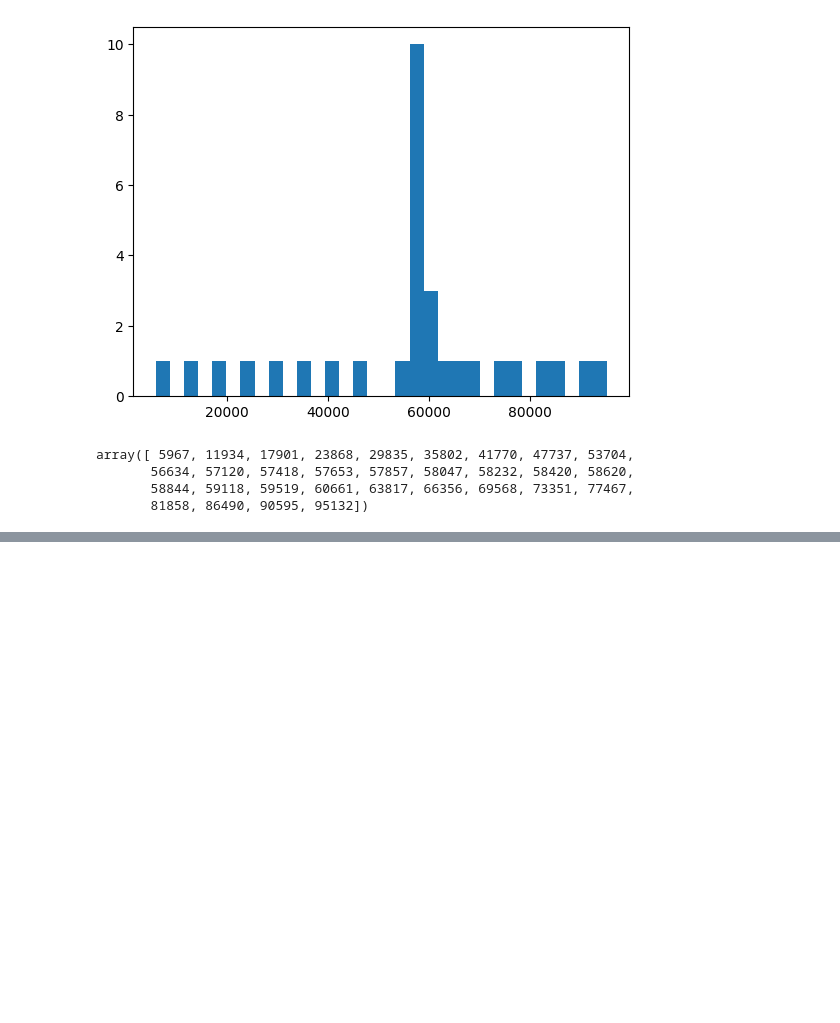
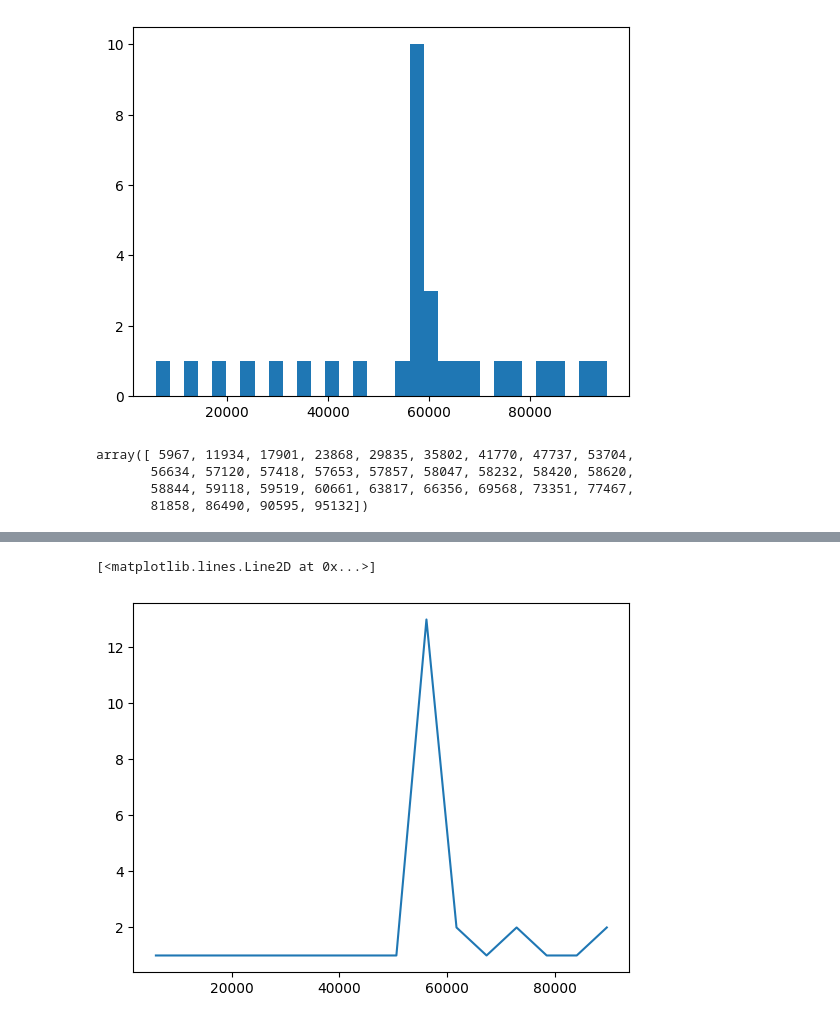
Before and after one commit to elcosas/SPAD_Regression_Research, a Jupyter notebook: Notebooks/Testing.ipynb, the cells around one changed output, grey strips where cells are left out. Saved outputs shown, nothing was run; the diff lists cells and outputs as text; code cells hidden in the pictures; blank space fills up the shorter version.

```diff
--- a/Notebooks/Testing.ipynb
+++ b/Notebooks/Testing.ipynb
@@ -50,0 +55,5 @@ ValueError: x and y must be the same size
+# %%
+plt.plot(bd1_hist[1][:-1], gaussian_process.predict(bd1_hist[1][:-1].reshape(-1, 1)))
+# %% [output]
+[<matplotlib.lines.Line2D at 0x...>]
+[figure, added]
```
Also changed, not shown: parts of 5 cells of this notebook.
